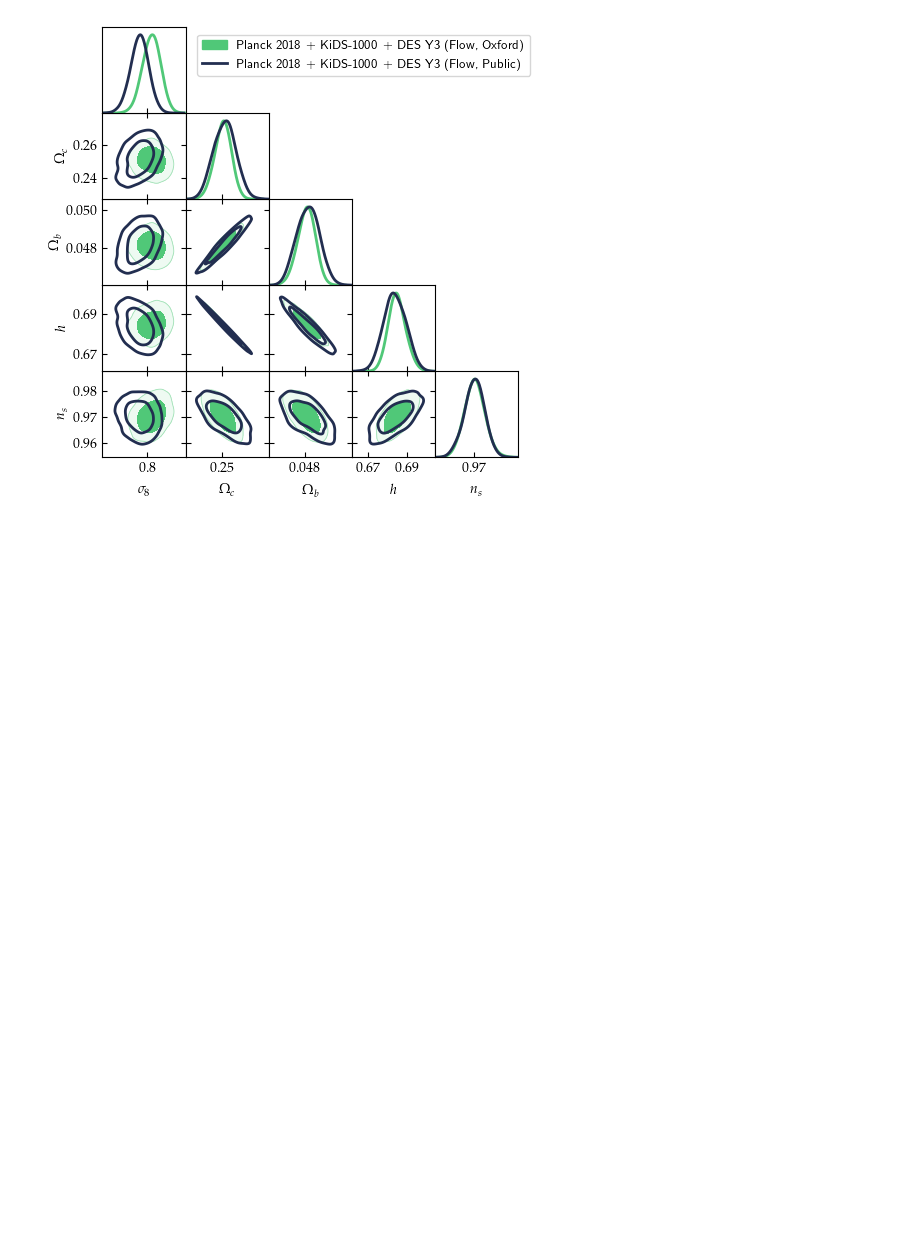
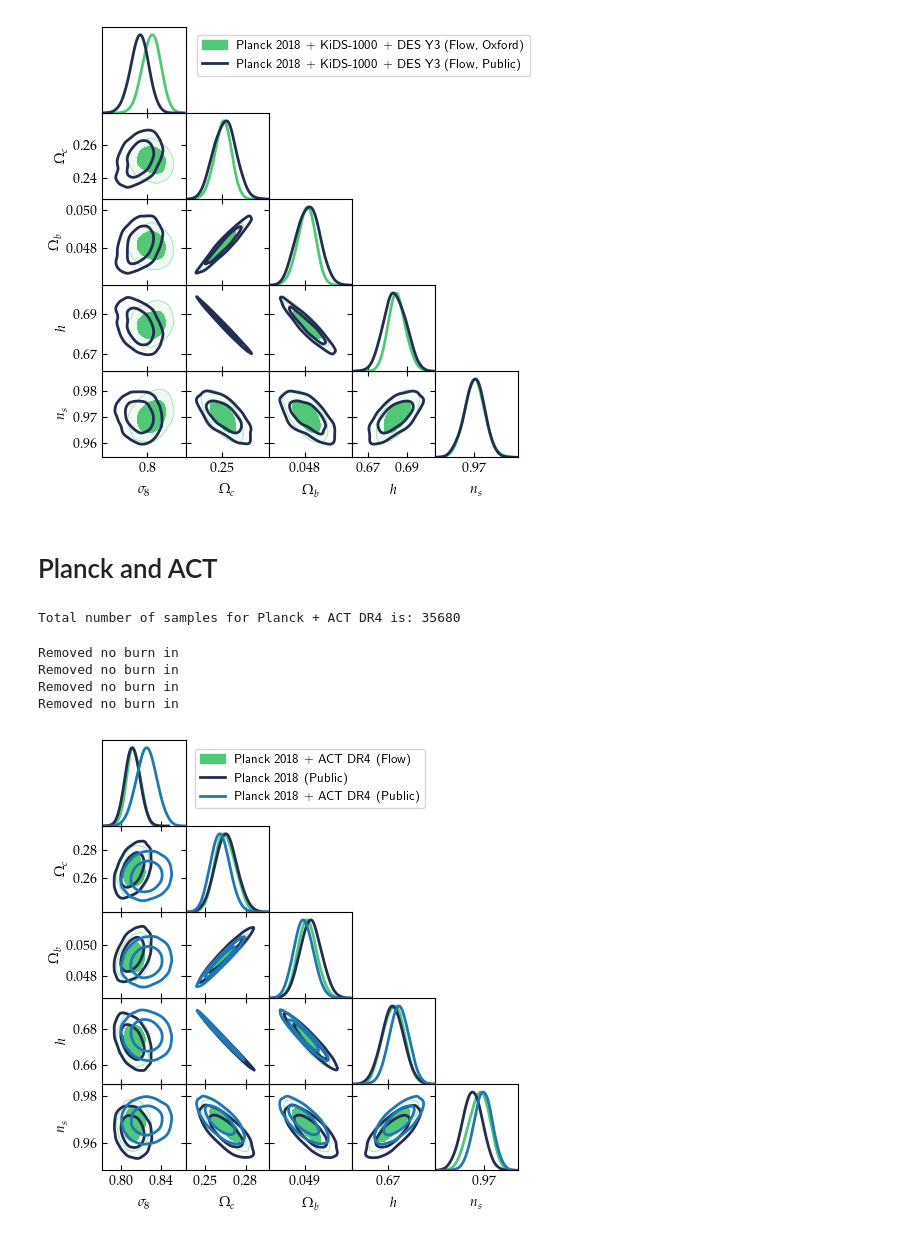
Before and after one commit to Harry45/emuflow, a Jupyter notebook: playground.ipynb, the cells around one changed output. Saved outputs shown, nothing was run; the diff lists cells and outputs as text; code cells hidden in the pictures; blank space fills up the shorter version.

```diff
--- a/playground.ipynb
+++ b/playground.ipynb
@@ -1026,3 +1027,5 @@ G.triangle_plot(
 plt.show()
 # %% [output]
 [figure]
+# %% [markdown]
+# Planck and ACT
@@ -1028,0 +1053,72 @@ plt.show()
+# %%
+joint_flow = dill_load('mcmcsamples', 'planck_act')
+joint_flow_samples = joint_flow.get_chain(flat=True, discard=500)
+# %%
+planck_samples = pd.read_csv('samples/base_plikHM_TTTEEE_lowl_lowE.csv', index_col=0).values
+act_samples = pd.read_csv('samples/act_dr4_tt_te_ee.csv', index_col=0).values
+planck_act_samples = process_act_planck(burnin=None, thin=None).values
+# %% [output]
+Total number of samples for Planck + ACT DR4 is: 35680
+# %%
+ndim = 5
+names = ["x%s"%i for i in range(ndim)]
+labels = [
+    r"$\sigma_{8}$",
+    r"$\Omega_{c}$",
+    r"$\Omega_{b}$",
+    r"$h$",
+    r"$n_{s}$"]
+
+samples_flow = MCSamples(samples=joint_flow_samples,
+                           names = names,
+                           labels = labels,
+                           label='Planck 2018 + ACT DR4 (Flow)',
+                           settings = settings)
+
+samples_planck_act_public = MCSamples(samples=planck_act_samples,
+                              names = names,
+                              labels = labels,
+                              label='Planck 2018 + ACT DR4 (Public)',
+                              settings = settings)
+
+samples_planck_public = MCSamples(samples=planck_samples,
+                              names = names,
+                              labels = labels,
+                              label='Planck 2018 (Public)',
+                              settings = settings)
+
+samples_act_public = MCSamples(samples=act_samples,
+                              names = names,
+                              labels = labels,
+                              label='ACT DR4 (Public)',
+                              settings = settings)
+# %% [output]
+Removed no burn in
+Removed no burn in
+Removed no burn in
+Removed no burn in
+# %%
+G = plots.getSubplotPlotter(subplot_size=1.0)
+G.settings.solid_contour_palefactor = 0.9
+G.settings.alpha_filled_add = 0.9
+G.settings.num_plot_contours = 2
+G.settings.lw_contour = 1
+G.settings.axes_fontsize = 15
+G.settings.lab_fontsize = 15
+G.settings.fontsize = 35  # important for padding in x-axis
+G.settings.legend_fontsize = 14
+samples_flow.updateSettings({"contours": [0.68, 0.95]})
+samples_planck_act_public.updateSettings({"contours": [0.68, 0.95]})
+samples_planck_public.updateSettings({"contours": [0.68, 0.95]})
+samples_act_public.updateSettings({"contours": [0.68, 0.95]})
+G.triangle_plot(
+    [samples_flow, samples_planck_public, samples_planck_act_public],
+    filled=[True, False, False],
+    contour_colors=[color1, color2, color3],
+    contour_lws=[2, 2, 2],
+    contour_ls=["-", "-", "-"],legend_loc=(0.32, 0.84)
+)
+# plt.savefig('plots/triangle_plot_public_oxford_p18_kids_1000_des_y3.pdf', transparent = False, bbox_inches = 'tight')
+plt.show()
+# %% [output]
+[figure, added]
```
Also changed, not shown: parts of 2 cells of this notebook, 4 other files.
